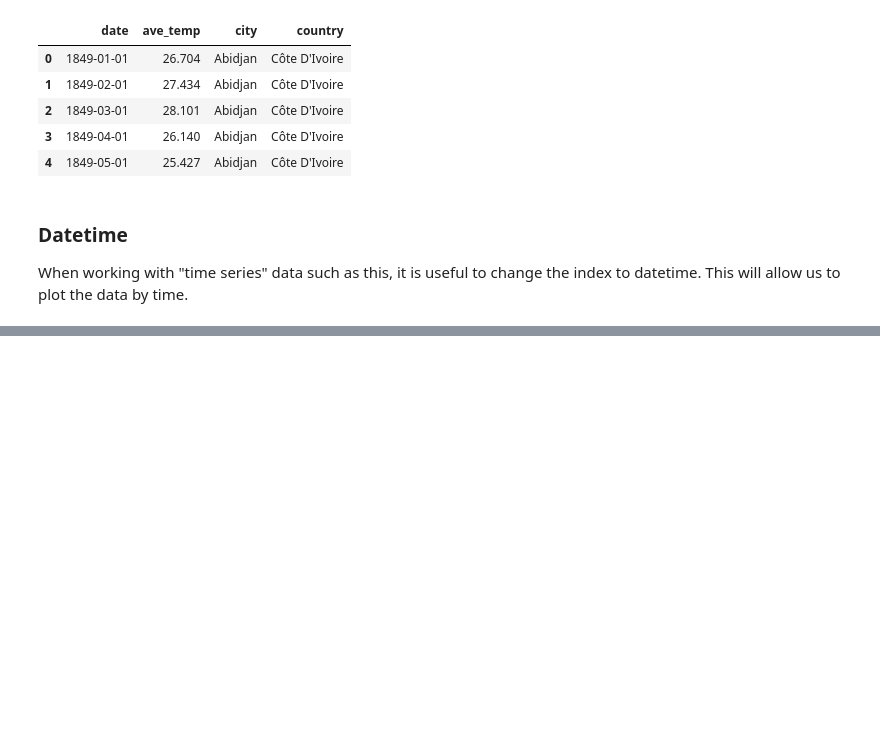
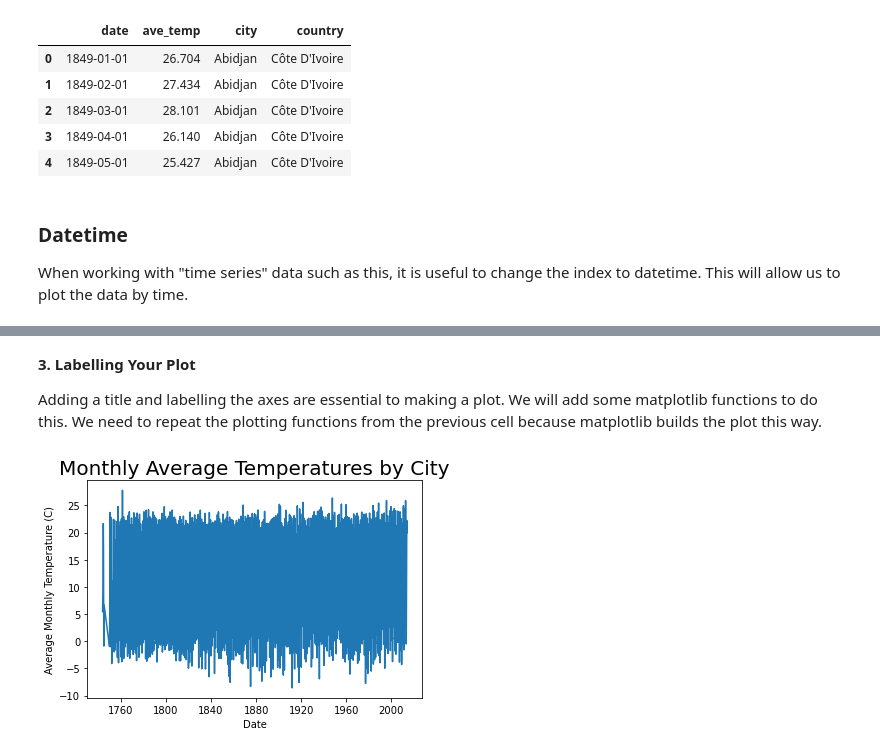
Before and after one commit to ekle12/big-data-camp, a Jupyter notebook: Instructor Notebooks/3_Plots_instructor.ipynb, the cells around one changed output, grey strips where cells are left out. Drawn from its saved outputs; the diff is of its cells as text; code cells hidden in the pictures; blank space fills up the shorter version.

```diff
--- a/Instructor Notebooks/3_Plots_instructor.ipynb
+++ b/Instructor Notebooks/3_Plots_instructor.ipynb
@@ -164,0 +110,14 @@ fig.set_size_inches(15, 5)
+# %% [markdown]
+**3. Labelling Your Plot**
+
+Adding a title and labelling the axes are essential to making a plot. We will add some matplotlib functions to do this. We need to repeat the plotting functions from the previous cell because matplotlib builds the plot this way.
+# %%
+plt.plot(x_data, y_data)
+
+plt.title("Monthly Average Temperatures by City", fontsize=20)
+plt.xlabel('Date')
+plt.ylabel('Average Monthly Temperature (C)')
+
+plt.show()
+# %% [output]
+[figure, added]
```
Also changed, not shown: parts of 48 cells of this notebook.
